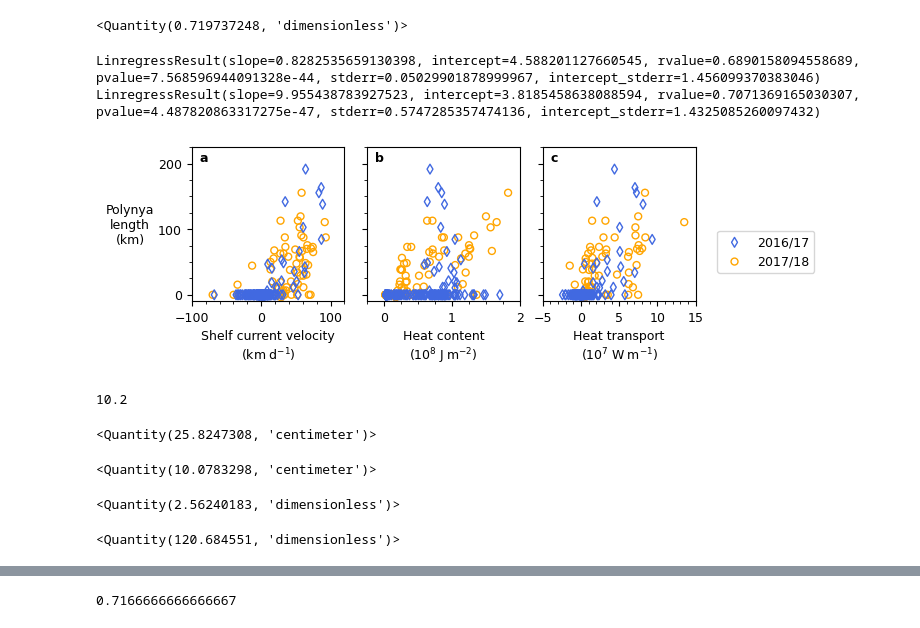
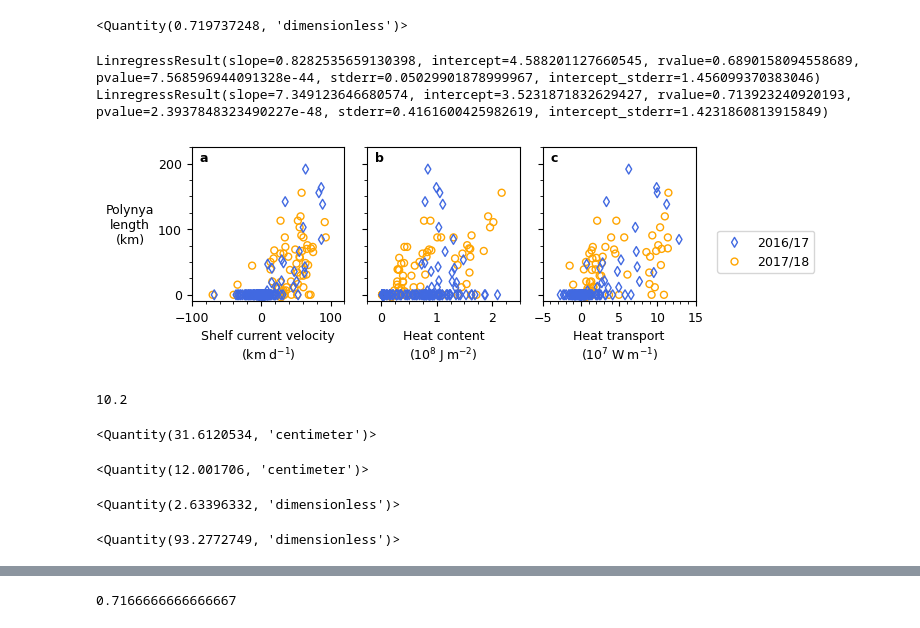
Before and after one commit to mackenziejewell/SBSpolynya, a Jupyter notebook: notebooks/02_MARES_mooring_DATA-Analysis.ipynb, the cells around one changed output, grey strips where cells are left out. Cells and saved outputs as stored; diff of their text form; code cells hidden in the pictures.

```diff
--- a/notebooks/02_MARES_mooring_DATA-Analysis.ipynb
+++ b/notebooks/02_MARES_mooring_DATA-Analysis.ipynb
@@ -158,7 +155,7 @@ data = {}
 
 data['time'] = np.array([], dtype=np.datetime64)
 
-for cat in ['iht', 'ihc']:
+for cat in ['iht', 'ihc', 'iht_lower', 'ihc_lower']:
     data[cat] = np.array([])
 
 for cat in ['easterly','northerly', 'windspeed', 'windangle']:
@@ -291,8 +288,10 @@ for time_range, open_year in zip(time_ranges, open_years):
 
     ds = ds.sel(time = time_range)
 
-    ds['shelf'] = vectors.comp_along_theta(ds.u_ice_ext, ds.v_ice_ext, 145*units('degree'))* units('m/s')
-    ds['heat'] = cst['Cp_o']* (ds.dT_cold) * units('delta_degC') * (1025.5 * units('kg/m**3'))
+    ds['shelf'] = vectors.comp_along_theta(ds['u_val_ext'], ds['v_val_ext'], 145*units('degree'))* units('m/s')
+
+    # ----- upper estimate -------
+    ds['heat'] = cst['Cp_o']* (ds['dT_val_ext']) * units('delta_degC') * (1025.5 * units('kg/m**3'))
     ds['heat_transport'] = ds['heat'] * ds['shelf']
 
     iht = ds['heat_transport'].integrate('depth')
@@ -300,6 +299,16 @@ for time_range, open_year in zip(time_ranges, open_years):
 
     data['iht'] = np.append(data['iht'], iht.values * units('J/(m s)'))
     data['ihc'] = np.append(data['ihc'], ihc.values * units('J/(m**2)'))
+
+    # ----- lower estimate -------
+    ds['heat_lower'] = cst['Cp_o']* (ds['dT_cold']) * units('delta_degC') * (1025.5 * units('kg/m**3'))
+    ds['heat_transport_lower'] = ds['heat_lower'] * ds['shelf']
+
+    iht_lower = ds['heat_transport_lower'].integrate('depth')
+    ihc_lower = ds['heat_lower'].integrate('depth')
+
+    data['iht_lower'] = np.append(data['iht_lower'], iht_lower.values * units('J/(m s)'))
+    data['ihc_lower'] = np.append(data['ihc_lower'], ihc_lower.values * units('J/(m**2)'))
 
     # double checked those match by-hand trapezoidal integration below
     # dz = ds.z.diff('z').values[0] * units('m')
@@ -712,7 +721,7 @@ ax.set_ylabel('$\mathrm{\\Theta - \\Theta_{f}}$\n$(\mathrm{^{\circ}C})$', rotati
 # Heat
 #-----
 ax = axs[3]
-ax.set_ylim(-0.4,1.2)
+ax.set_ylim(-0.4,1.6)
 ax.yaxis.set_major_locator(MultipleLocator(1))
 ax.yaxis.set_minor_locator(MultipleLocator(0.2))
 ax.set_ylabel('Heat\ntransport\n$(\mathrm{10^{7}\;W\;m^{-1}})$', rotation=0, labelpad=30, va='center')
@@ -736,5 +745,7 @@ plt.subplots_adjust(hspace=0.1)
 for aa, ax in enumerate(axs):
     ax.text(0.1,0.925, f"{chr(97+aa)}", va='top',  weight='bold', transform = ax.transAxes)
 
+SAVE(fig, '../figures/results/Fig10.png')
+
 # fig.savefig('/Users/mackenziejewell/Desktop/Fig09.png', dpi=400, pad_inches=0.1, bbox_inches='tight')
 # %% [output]
@@ -871,7 +882,7 @@ print(resp)
 ax = axs[1]
 ax.xaxis.set_major_locator(MultipleLocator(1))
 ax.xaxis.set_minor_locator(MultipleLocator(0.25))
-ax.set_xlim(-0.25,2.)
+ax.set_xlim(-0.25,2.5)
 ax.set_xlabel('Heat content\n($\mathrm{10^{8}\;J\;{m}^{-2}}$)')
 
 for cond, kw, lab in zip([Y1, Y2], [m1_kwargs, m2_kwargs], ['2016/17', '2017/18']):
@@ -906,35 +917,36 @@ print(resp)
 # ax.plot(np.linspace(-5, x.max(),10), resp.slope * np.linspace(-5, x.max(),10) + resp.intercept, c='k', lw=1.5, ls='solid')
 
 
 
 axs[2].legend(bbox_to_anchor=(1.1,0.5))
 
 # ax.set_ylabel('Polynya length')
 
 # ax.scatter((daily_mean_IHT[all_extents[::24]>0]/convert).to('cm'),
 #            all_extents[all_extents>0][::24]/cum_pack_drifts, s=10, c='k', alpha=1)
 
 # ax.set_ylim(-1,10)
 
 plt.subplots_adjust(wspace=0.15)
 
 axs[0].set_ylabel('Polynya\nlength\n(km)', rotation=0, labelpad=20, va='center')
 
 for ax in axs:
     ax.yaxis.set_major_locator(MultipleLocator(100))
     ax.yaxis.set_minor_locator(MultipleLocator(25))
     ax.set_ylim(-10,225)
 for ax in axs[1:]:
     ax.set_yticklabels([])
 
 for aa, ax in enumerate(axs):
     ax.text(0.05,0.975, f'{chr(aa+97)}',va='top', ha='left', weight='bold', transform=ax.transAxes)
 
+SAVE(fig, '../figures/results/Fig09.png')
 # fig.savefig('../figures/results/Fig10.png', dpi=400, bbox_inches='tight', pad_inches=0)
 # %% [output]
 LinregressResult(slope=0.8282535659130398, intercept=4.588201127660545, rvalue=0.6890158094558689, pvalue=7.568596944091328e-44, stderr=0.05029901878999967, intercept_stderr=1.456099370383046)
-LinregressResult(slope=9.955438783927523, intercept=3.8185458638088594, rvalue=0.7071369165030307, pvalue=4.487820863317275e-47, stderr=0.5747285357474136, intercept_stderr=1.4325085260097432)
+LinregressResult(slope=7.349123646680574, intercept=3.5231871832629427, rvalue=0.713923240920193, pvalue=2.3937848323490227e-48, stderr=0.4161600425982619, intercept_stderr=1.4231860813915849)
-[figure, old version]
+[figure, new version]
 # %%
 0.85*12
 # %% [output]
@@ -942,19 +954,19 @@ LinregressResult(slope=9.955438783927523, intercept=3.8185458638088594, rvalue=0
 # %%
 np.nanmean(data['ihc'][data['length']>0] / (cst['L_i']*cst['rho_i'])).to('cm')
 # %% [output]
-<Quantity(25.8247308, 'centimeter')>
+<Quantity(31.6120534, 'centimeter')>
 # %%
 np.nanmean(data['ihc'][data['outside_event']] / (cst['L_i']*cst['rho_i'])).to('cm')
 # %% [output]
-<Quantity(10.0783298, 'centimeter')>
+<Quantity(12.001706, 'centimeter')>
 # %%
 np.nanmean(data['ihc'][data['length']>0])/np.nanmean(data['ihc'][data['outside_event']])#/(9*10**7)
 # %% [output]
-<Quantity(2.56240183, 'dimensionless')>
+<Quantity(2.63396332, 'dimensionless')>
 # %%
 np.nanmean(data['iht'][data['length']>0])/np.nanmean(data['iht'][data['outside_event']])
 # %% [output]
-<Quantity(120.684551, 'dimensionless')>
+<Quantity(93.2772749, 'dimensionless')>
 # %%
 
 convert = cst['L_i'] * cst['rho_i']
```
Also changed, not shown: parts of 8 cells of this notebook, 37 other files.
